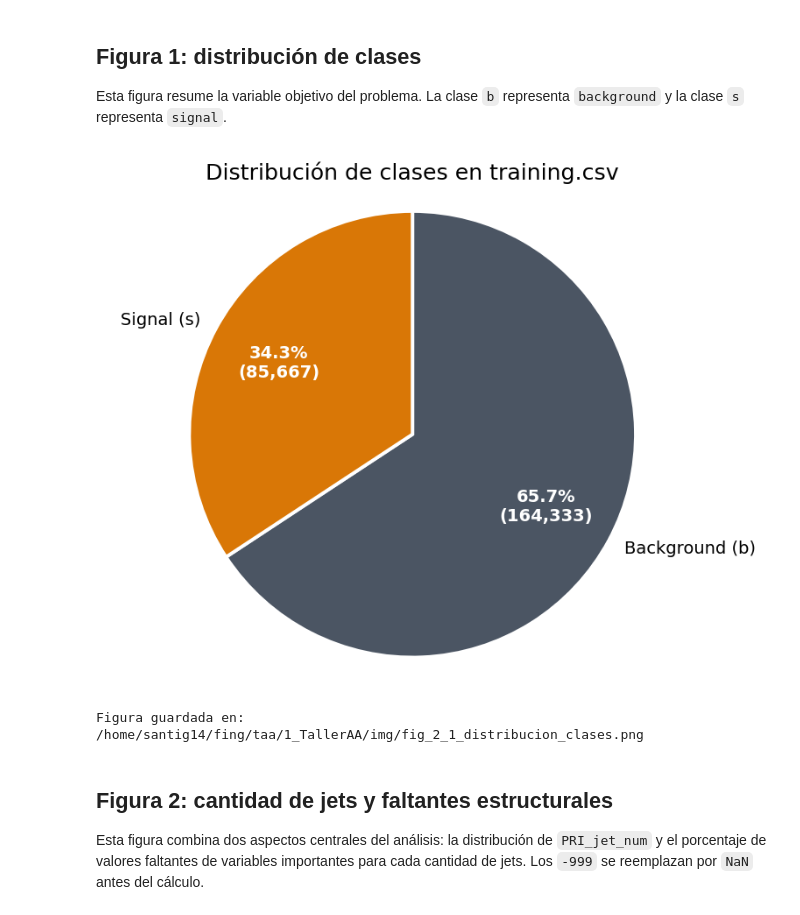
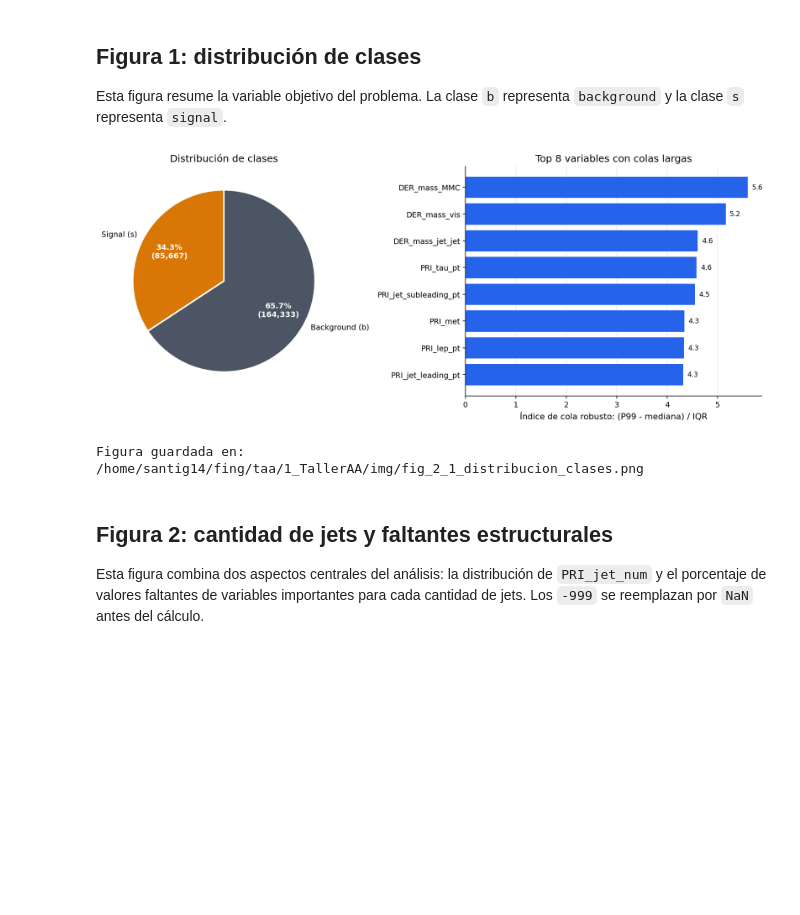
Before and after one commit to srodriguez-lefebre/higgs-signal-lab, a Jupyter notebook: notebooks/02_figuras_exploracion_datos.ipynb, the cells around one changed output. Cells and saved outputs as stored; diff of their text form; code cells hidden in the pictures; blank space fills up the shorter version.

```diff
--- a/notebooks/02_figuras_exploracion_datos.ipynb
+++ b/notebooks/02_figuras_exploracion_datos.ipynb
@@ -71,38 +71,70 @@ labels = ["Background (b)", "Signal (s)"]
 colors = ["#4B5563", "#D97706"]
 
 def class_autopct(percent: float) -> str:
     count = int(round(percent / 100 * class_counts.sum()))
     return f"{percent:.1f}%\n({count:,})"
 
 
-fig, ax = plt.subplots(figsize=(6.4, 5.2))
-wedges, _, autotexts = ax.pie(
+numeric_features = X.select_dtypes(include="number")
+tail_summary = pd.DataFrame(
+    {
+        "feature": numeric_features.columns,
+        "p50": numeric_features.quantile(0.50),
+        "p75": numeric_features.quantile(0.75),
+        "p99": numeric_features.quantile(0.99),
+        "p25": numeric_features.quantile(0.25),
+    }
+).reset_index(drop=True)
+tail_summary["iqr"] = tail_summary["p75"] - tail_summary["p25"]
+tail_summary = tail_summary[tail_summary["iqr"] > 0].copy()
+tail_summary["tail_index"] = (tail_summary["p99"] - tail_summary["p50"]) / tail_summary["iqr"]
+top_tail_features = tail_summary.sort_values("tail_index", ascending=False).head(8).sort_values("tail_index")
+
+fig, axes = plt.subplots(
+    1,
+    2,
+    figsize=(12.4, 5.2),
+    gridspec_kw={"width_ratios": [0.9, 1.35]},
+)
+
+wedges, _, autotexts = axes[0].pie(
     class_counts.values,
     labels=labels,
     colors=colors,
     startangle=90,
     counterclock=False,
     autopct=class_autopct,
     pctdistance=0.68,
     labeldistance=1.08,
     wedgeprops={"edgecolor": "white", "linewidth": 2},
 )
 
 for text in autotexts:
     text.set_color("white")
     text.set_fontweight("bold")
     text.set_fontsize(10)
 
-ax.set_title("Distribución de clases en training.csv")
-ax.axis("equal")
+axes[0].set_title("Distribución de clases")
+axes[0].axis("equal")
+
+axes[1].barh(top_tail_features["feature"], top_tail_features["tail_index"], color="#2563EB")
+for value, feature in zip(top_tail_features["tail_index"], top_tail_features["feature"]):
+    axes[1].text(value + 0.08, feature, f"{value:.1f}", va="center", fontsize=9)
+
+axes[1].set_title("Top 8 variables con colas largas")
+axes[1].set_xlabel("Índice de cola robusto: (P99 - mediana) / IQR")
+axes[1].grid(axis="x", color="#E5E7EB", linewidth=0.8)
+axes[1].set_axisbelow(True)
+
+fig.tight_layout()
 
 figure_path = IMG_DIR / "fig_2_1_distribucion_clases.png"
 fig.savefig(figure_path, bbox_inches="tight")
 plt.show()
 
 print(f"Figura guardada en: {figure_path}")
 # %% [output]
-[figure, old version]
+[figure, new version]
 Figura guardada en: /home/santig14/fing/taa/1_TallerAA/img/fig_2_1_distribucion_clases.png
 # %% [markdown]
 ## Figura 2: cantidad de jets y faltantes estructurales
```
Also changed, not shown: 2 other files.
